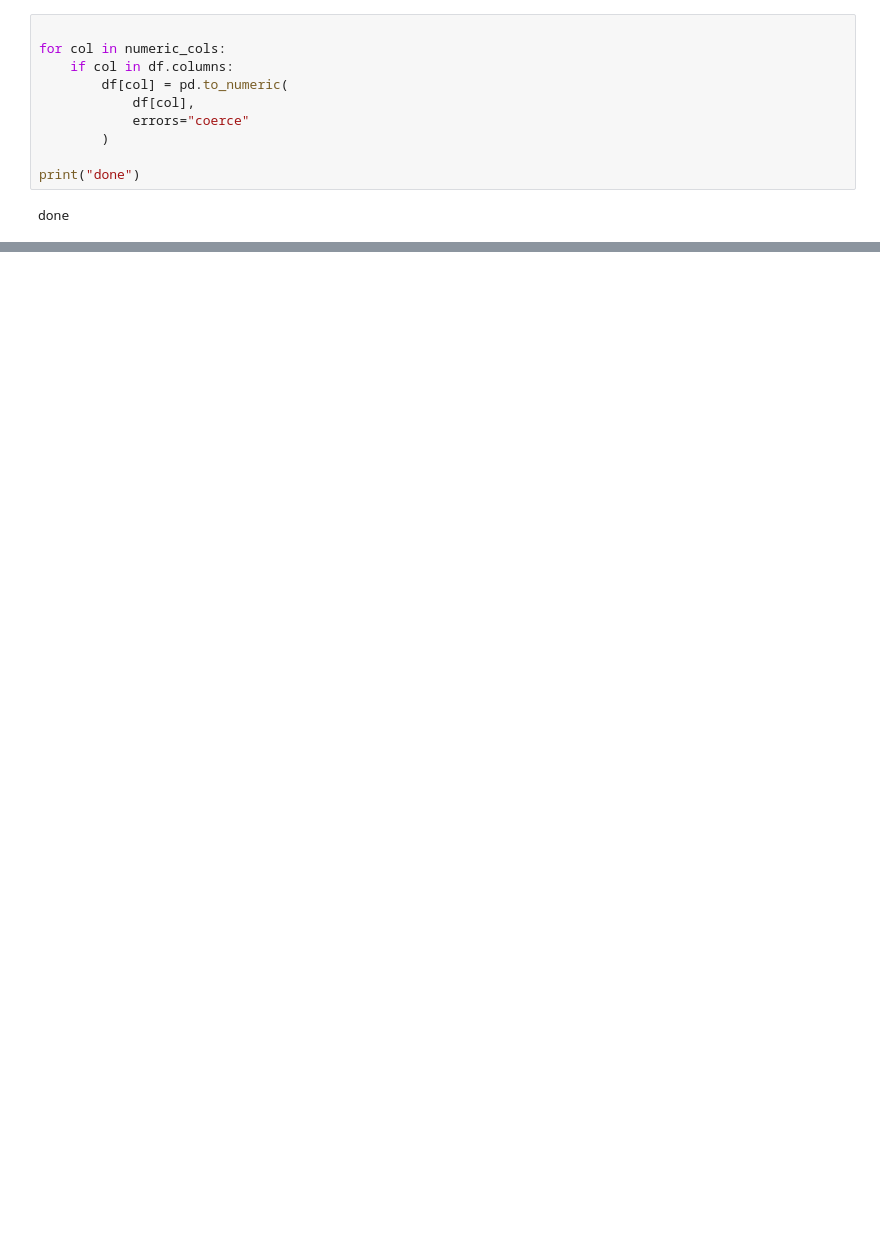
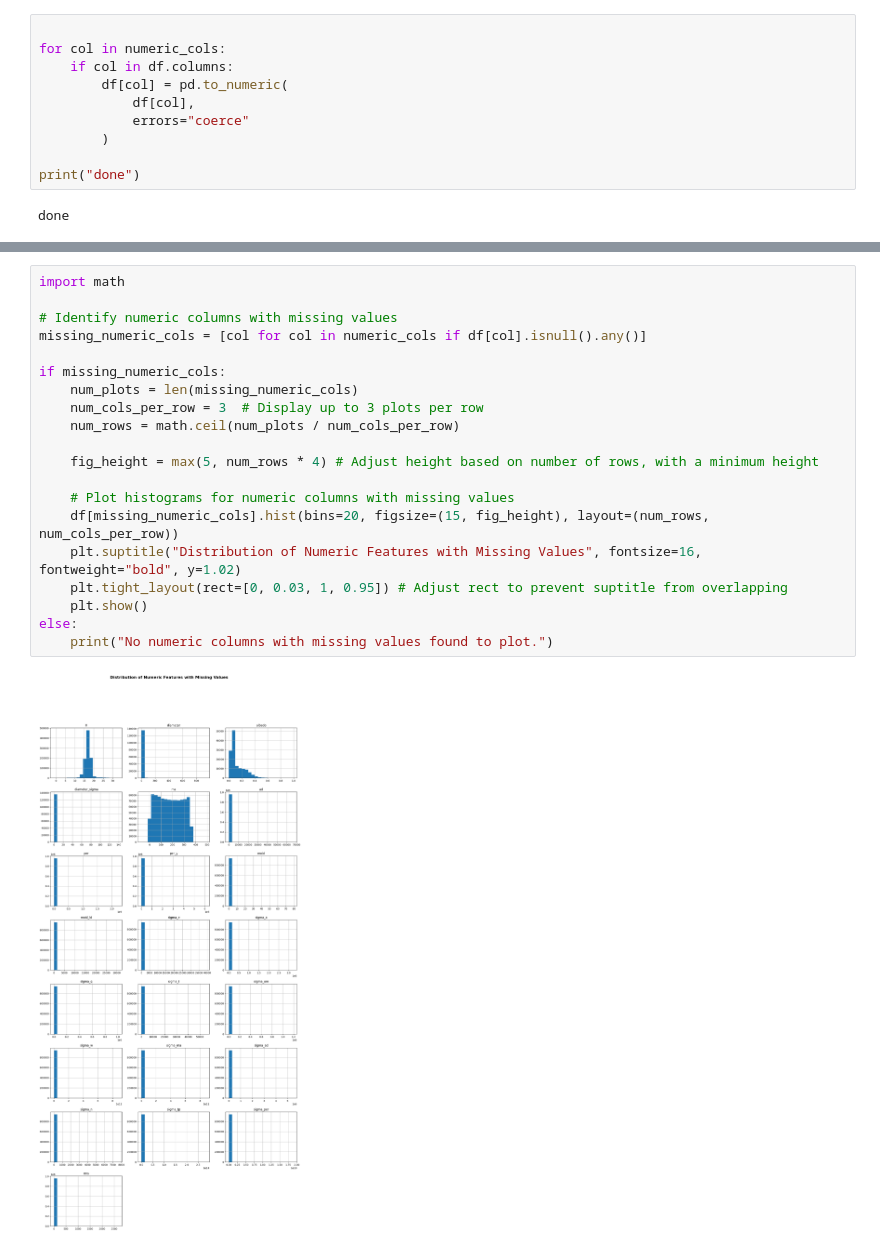
Before and after one commit to Michael-M-William/ML-Final-project, a Jupyter notebook: Final-project.ipynb, the cells around one changed output, grey strips where cells are left out. Drawn from its saved outputs; the diff is of its cells as text; blank space fills up the shorter version.

```diff
--- a/Final-project.ipynb
+++ b/Final-project.ipynb
@@ -306,3 +445,25 @@ done
+# %%
+import math
+
+# Identify numeric columns with missing values
+missing_numeric_cols = [col for col in numeric_cols if df[col].isnull().any()]
+
+if missing_numeric_cols:
+    num_plots = len(missing_numeric_cols)
+    num_cols_per_row = 3  # Display up to 3 plots per row
+    num_rows = math.ceil(num_plots / num_cols_per_row)
+
+    fig_height = max(5, num_rows * 4) # Adjust height based on number of rows, with a minimum height
+
+    # Plot histograms for numeric columns with missing values
+    df[missing_numeric_cols].hist(bins=20, figsize=(15, fig_height), layout=(num_rows, num_cols_per_row))
+    plt.suptitle("Distribution of Numeric Features with Missing Values", fontsize=16, fontweight="bold", y=1.02)
+    plt.tight_layout(rect=[0, 0.03, 1, 0.95]) # Adjust rect to prevent suptitle from overlapping
+    plt.show()
+else:
+    print("No numeric columns with missing values found to plot.")
+# %% [output]
+[figure, added]
 # %%
 missing_pct = (
     df.isna().mean()
```
Also changed, not shown: parts of 35 cells of this notebook.
